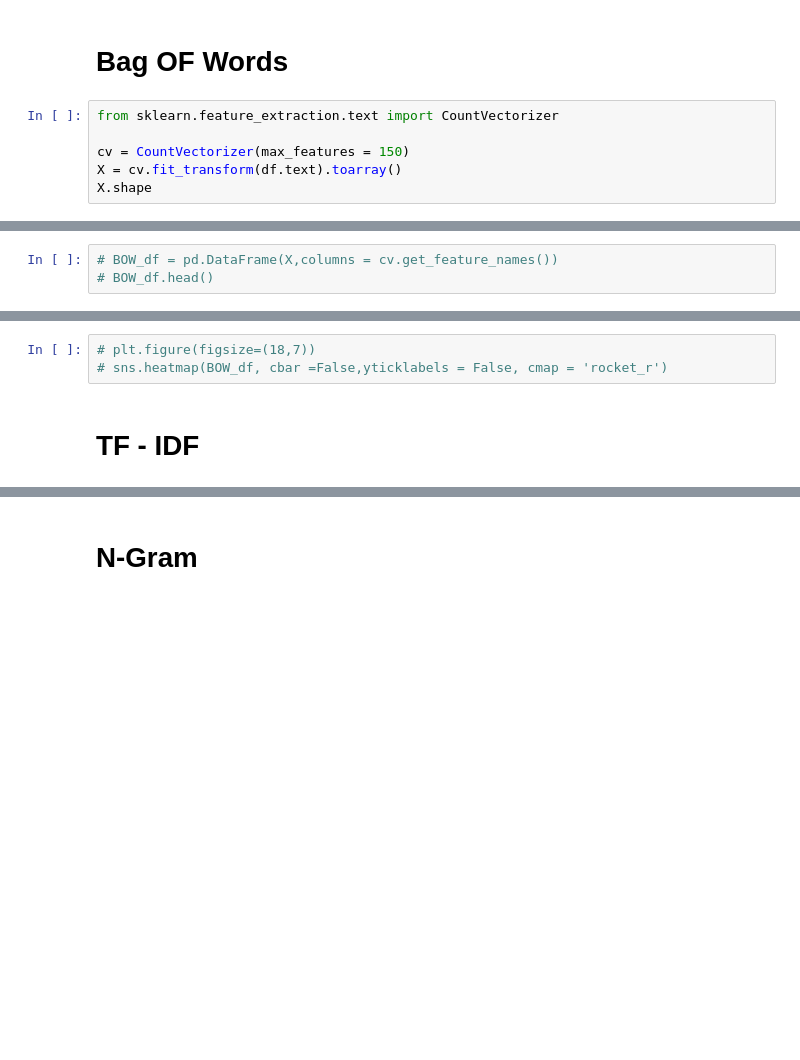
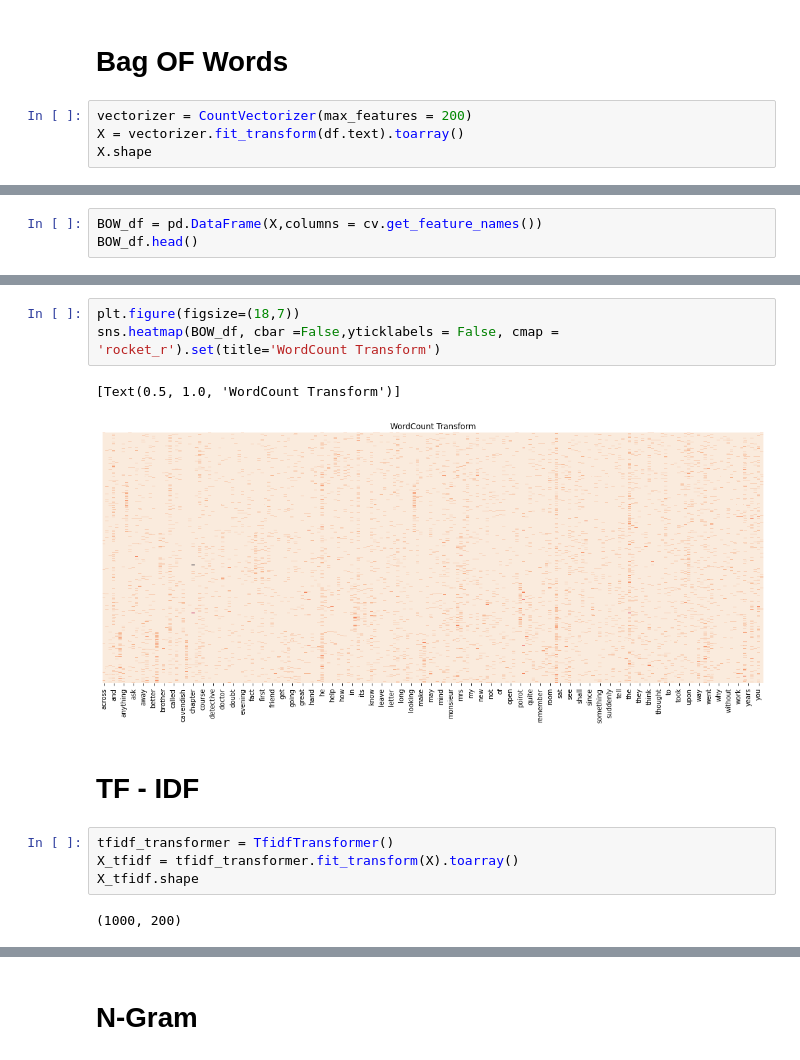
Before and after one commit to bhaskars9/Text-Classification, a Jupyter notebook: TextClassification.ipynb, the cells around one changed output, grey strips where cells are left out. Drawn from its saved outputs; the diff is of its cells as text; blank space fills up the shorter version.

```diff
--- a/TextClassification.ipynb
+++ b/TextClassification.ipynb
@@ -16,9 +38,7 @@ df.head()
 # %% [markdown]
 # Bag OF Words
 # %%
-from sklearn.feature_extraction.text import CountVectorizer
-
-cv = CountVectorizer(max_features = 150)
-X = cv.fit_transform(df.text).toarray()
+vectorizer = CountVectorizer(max_features = 200)
+X = vectorizer.fit_transform(df.text).toarray()
 X.shape
 # %% [output]
@@ -26,3 +46,3 @@ X.shape
 # %%
-# BOW_df = pd.DataFrame(X,columns = cv.get_feature_names())
-# BOW_df.head()
+BOW_df = pd.DataFrame(X,columns = cv.get_feature_names())
+BOW_df.head()
@@ -29,5 +57,14 @@ X.shape
 # %%
-# plt.figure(figsize=(18,7))
-# sns.heatmap(BOW_df, cbar =False,yticklabels = False, cmap = 'rocket_r')
+plt.figure(figsize=(18,7))
+sns.heatmap(BOW_df, cbar =False,yticklabels = False, cmap = 'rocket_r').set(title='WordCount Transform')
+# %% [output]
+[Text(0.5, 1.0, 'WordCount Transform')]
+[figure, added]
 # %% [markdown]
 # TF - IDF
+# %%
+tfidf_transformer = TfidfTransformer()
+X_tfidf = tfidf_transformer.fit_transform(X).toarray()
+X_tfidf.shape
+# %% [output]
+(1000, 200)
```
Also changed, not shown: parts of 19 cells of this notebook.
